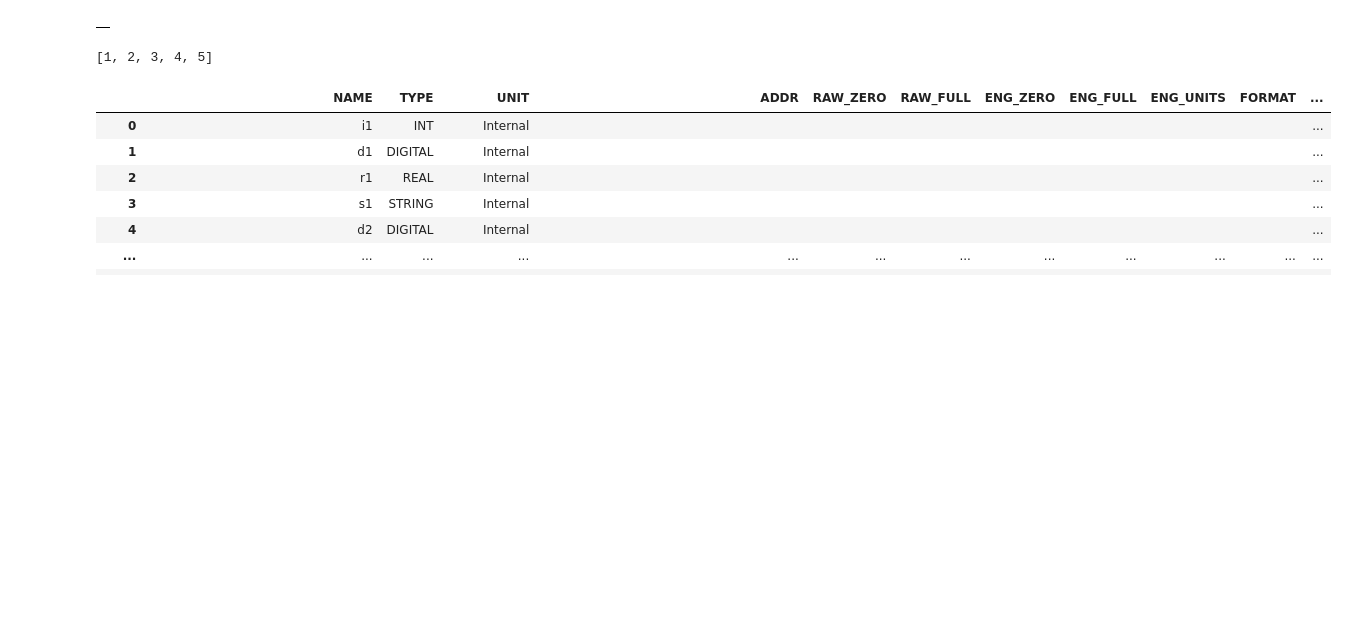
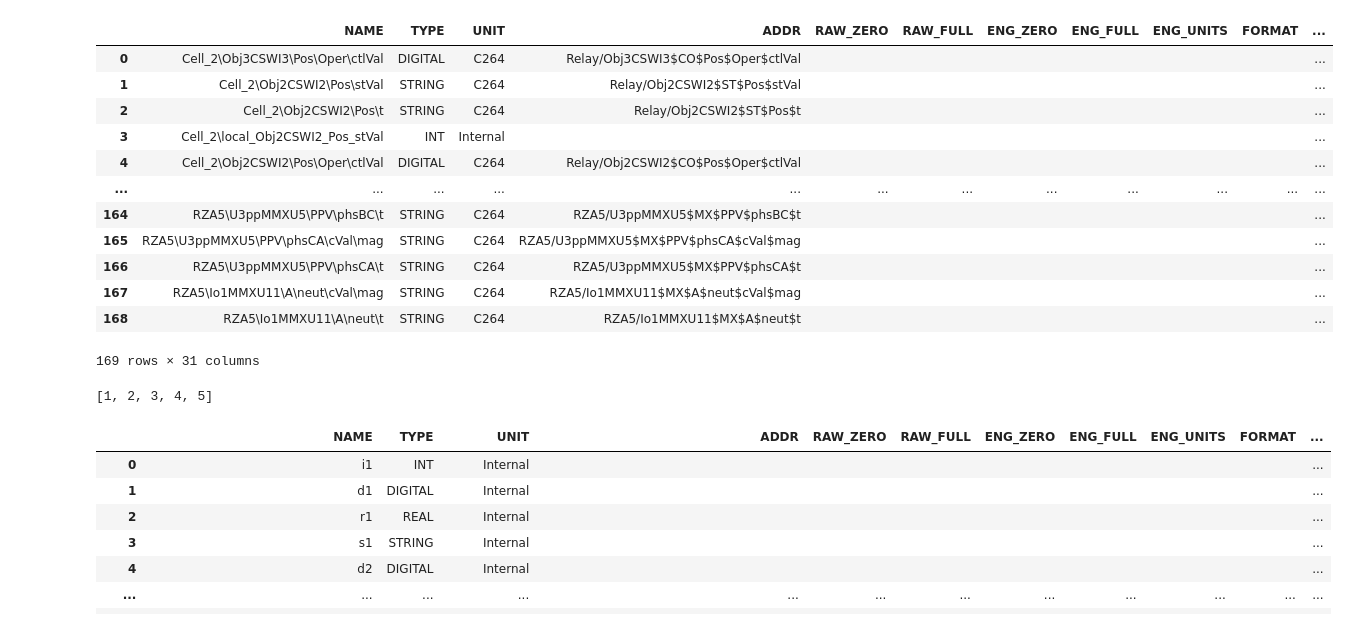
Before and after one commit to alermar69/myPython, a Jupyter notebook: ACY/dbf_scada.ipynb, the cells around one changed output. Saved outputs shown, nothing was run; the diff lists cells and outputs as text; code cells hidden in the pictures; blank space fills up the shorter version.

```diff
--- a/ACY/dbf_scada.ipynb
+++ b/ACY/dbf_scada.ipynb
@@ -182,7 +182,8 @@ class Project:
                           'AREA': '',
                           'LOCATION': '',
                           'COMMENT': equip['comment'],
-                          'CUSTOM1': f"{equip['io']}\\",
+                          'CUSTOM1': f"{equip['name']}_{equip['number']}_{equip['spec']}\\",
+                          # 'CUSTOM1': f"{equip['io']}\\",
                           'CUSTOM2': '',
                           'CUSTOM3': '',
                           'CUSTOM4': '',
@@ -195,7 +196,7 @@ class Project:
                           'HELP': '',
                           'DEFSTATE': '',
                           'SCHEDULED': '',
-                          'TAGPREFIX': f"{equip['name']}_{equip['number']}/",
+                          'TAGPREFIX': f"{equip['name']}_{equip['number']}_{equip['spec']}/",
                           'TAGGENLINK': '',
                           'LINKED': '',
                           'EDITCODE': '',
@@ -215,7 +216,7 @@ class Project:
                 sheet_name = equip['device'] + '_61850'
                 df_dev = pd.read_excel(self.config_xls, sheet_name=sheet_name)
                 df_dev['io'] = equip['io']
-                df_dev['LD'] = f"{equip['name']}_{equip['number']}"
+                df_dev['LD'] = f"{equip['name']}_{equip['number']}_{equip['spec']}"
                 df_dev['equip'] = values['NAME']
                 self.create_tag(df_dev, type='IEC61850')
 
@@ -307,7 +308,7 @@ class Project:
             values = {'NAME': f"{dev['LD']}\\{dev['node']}\\{name_tag_attribs}",
                       'TYPE': dev['type'],
                       'UNIT': dev['io'],
-                      'ADDR': f"{dev['LD']}/{dev['node']}${dev['fc']}\\{'$'.join(attribs)}",
+                      'ADDR': f"{dev['LD']}/{dev['node']}${dev['fc']}${'$'.join(attribs)}",
                       'RAW_ZERO': '',
                       'RAW_FULL': '',
                       'ENG_ZERO': '',
@@ -380,11 +383,23 @@ df_tag = pd.read_excel(project.config_xls, sheet_name='Tag')
 # project.create_tag_simple(df_tag)
 project.create_tag(df_tag, replace=True)
 # %%
-project = Project('tmp1')
+project = Project('Proj16850_17112021')
 df2 = project.base.base_tag.dataframe()
 df2
 # %% [output]
-|  |
+|  | NAME | TYPE | UNIT | ADDR | RAW_ZERO | RAW_FULL | ENG_ZERO | ENG_FULL | ENG_UNITS | FORMAT | ... |
+| 0 | Cell_2\Obj3CSWI3\Pos\Oper\ctlVal | DIGITAL | C264 | Relay/Obj3CSWI3$CO$Pos$Oper$ctlVal |  |  |  |  |  |  | ... |
+| 1 | Cell_2\Obj2CSWI2\Pos\stVal | STRING | C264 | Relay/Obj2CSWI2$ST$Pos$stVal |  |  |  |  |  |  | ... |
+| 2 | Cell_2\Obj2CSWI2\Pos\t | STRING | C264 | Relay/Obj2CSWI2$ST$Pos$t |  |  |  |  |  |  | ... |
+| 3 | Cell_2\local_Obj2CSWI2_Pos_stVal | INT | Internal |  |  |  |  |  |  |  | ... |
+| 4 | Cell_2\Obj2CSWI2\Pos\Oper\ctlVal | DIGITAL | C264 | Relay/Obj2CSWI2$CO$Pos$Oper$ctlVal |  |  |  |  |  |  | ... |
+| ... | ... | ... | ... | ... | ... | ... | ... | ... | ... | ... | ... |
+| 164 | RZA5\U3ppMMXU5\PPV\phsBC\t | STRING | C264 | RZA5/U3ppMMXU5$MX$PPV$phsBC$t |  |  |  |  |  |  | ... |
+| 165 | RZA5\U3ppMMXU5\PPV\phsCA\cVal\mag | STRING | C264 | RZA5/U3ppMMXU5$MX$PPV$phsCA$cVal$mag |  |  |  |  |  |  | ... |
+| 166 | RZA5\U3ppMMXU5\PPV\phsCA\t | STRING | C264 | RZA5/U3ppMMXU5$MX$PPV$phsCA$t |  |  |  |  |  |  | ... |
+| 167 | RZA5\Io1MMXU11\A\neut\cVal\mag | STRING | C264 | RZA5/Io1MMXU11$MX$A$neut$cVal$mag |  |  |  |  |  |  | ... |
+| 168 | RZA5\Io1MMXU11\A\neut\t | STRING | C264 | RZA5/Io1MMXU11$MX$A$neut$t |  |  |  |  |  |  | ... |
+169 rows × 31 columns
 # %%
 ls= [1,2,3,4]
 ls.append(5)
```
Also changed, not shown: parts of 8 cells of this notebook.
